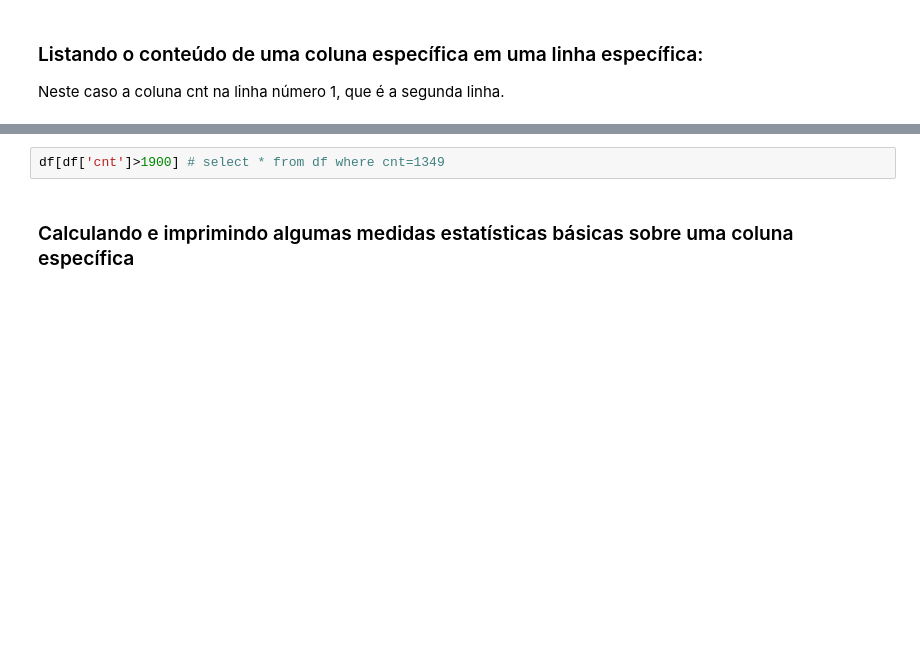
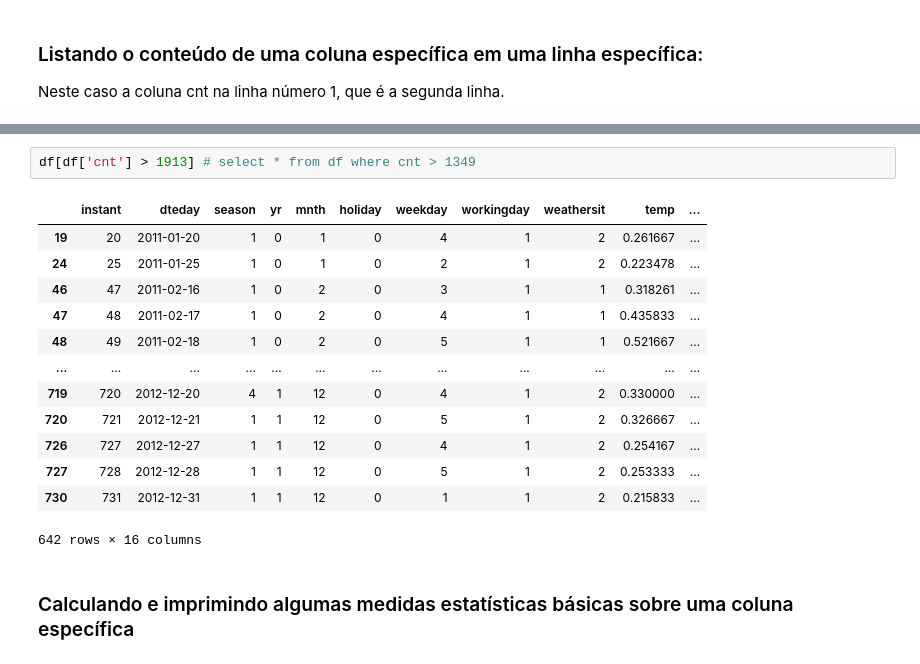
Before and after one commit to Pinalli/SGBD, a Jupyter notebook: notebook-intro-v1.ipynb, the cells around one changed output, grey strips where cells are left out. Drawn from its saved outputs; the diff is of its cells as text; blank space fills up the shorter version.

```diff
--- a/notebook-intro-v1.ipynb
+++ b/notebook-intro-v1.ipynb
@@ -97,5 +114,19 @@ df['cnt']==1349
 # %%
-df[df['cnt']>1900] # select * from df where cnt=1349
+df[df['cnt'] > 1913] # select * from df where cnt > 1349
+# %% [output]
+|  | instant | dteday | season | yr | mnth | holiday | weekday | workingday | weathersit | temp | ... |
+| 19 | 20 | 2011-01-20 | 1 | 0 | 1 | 0 | 4 | 1 | 2 | 0.261667 | ... |
+| 24 | 25 | 2011-01-25 | 1 | 0 | 1 | 0 | 2 | 1 | 2 | 0.223478 | ... |
+| 46 | 47 | 2011-02-16 | 1 | 0 | 2 | 0 | 3 | 1 | 1 | 0.318261 | ... |
+| 47 | 48 | 2011-02-17 | 1 | 0 | 2 | 0 | 4 | 1 | 1 | 0.435833 | ... |
+| 48 | 49 | 2011-02-18 | 1 | 0 | 2 | 0 | 5 | 1 | 1 | 0.521667 | ... |
+| ... | ... | ... | ... | ... | ... | ... | ... | ... | ... | ... | ... |
+| 719 | 720 | 2012-12-20 | 4 | 1 | 12 | 0 | 4 | 1 | 2 | 0.330000 | ... |
+| 720 | 721 | 2012-12-21 | 1 | 1 | 12 | 0 | 5 | 1 | 2 | 0.326667 | ... |
+| 726 | 727 | 2012-12-27 | 1 | 1 | 12 | 0 | 4 | 1 | 2 | 0.254167 | ... |
+| 727 | 728 | 2012-12-28 | 1 | 1 | 12 | 0 | 5 | 1 | 2 | 0.253333 | ... |
+| 730 | 731 | 2012-12-31 | 1 | 1 | 12 | 0 | 1 | 1 | 2 | 0.215833 | ... |
+642 rows × 16 columns
 # %% [markdown]
 <h3>Calculando e imprimindo algumas medidas estatísticas básicas sobre uma coluna específica</h3>
 # %%
```
Also changed, not shown: parts of 20 cells of this notebook, 12 other files.
